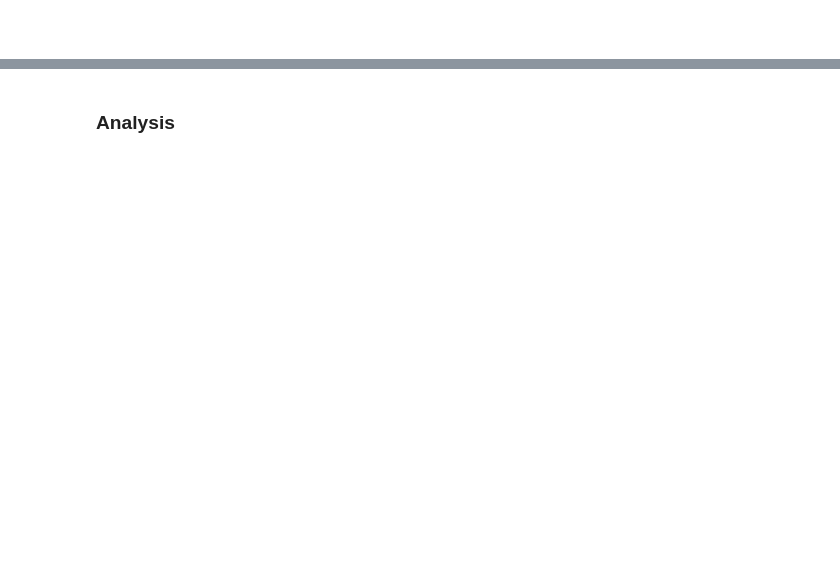
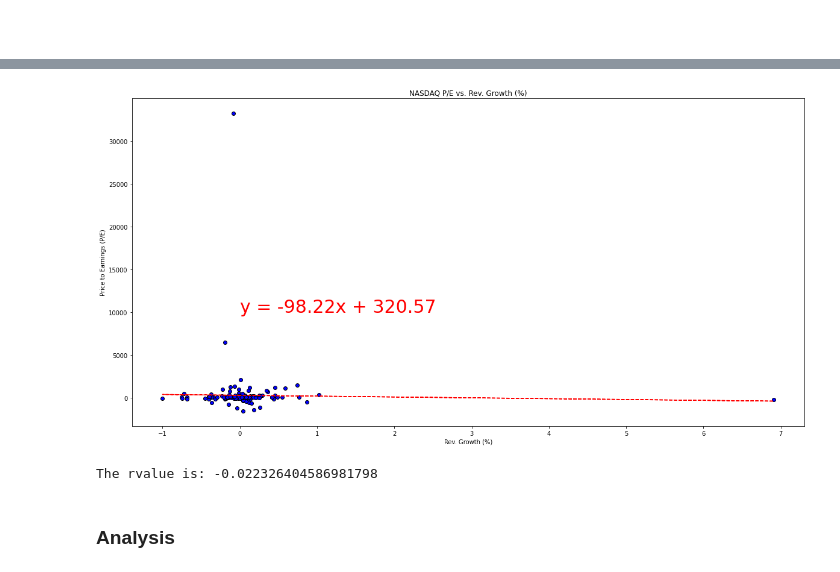
Before and after one commit to m1nsun9/Tech_Bubble_Analysis, a Jupyter notebook: Final_Nasdaq_Data/Nasdaq_Analysis.ipynb, the cells around one changed output, grey strips where cells are left out. Cells and saved outputs as stored; diff of their text form; code cells hidden in the pictures; blank space fills up the shorter version.

Commit message:
added correlation graph

```diff
--- a/Final_Nasdaq_Data/Nasdaq_Analysis.ipynb
+++ b/Final_Nasdaq_Data/Nasdaq_Analysis.ipynb
@@ -126,5 +128,39 @@ clean_nasdaq_df.to_csv('../output/clean_nasdaq_df.csv')
 dtale.show(clean_nasdaq_df)
 # %% [output]
 [interactive output not drawn]
+# %%
+q1_rev = clean_nasdaq_df["Q1 Rev Growth"].to_list()
+q2_rev = clean_nasdaq_df["Q2 Rev Growth"].to_list()
+q3_rev = clean_nasdaq_df["Q3 Rev Growth"].to_list()
+
+
+
+q1_pe = clean_nasdaq_df["Q1 P/E"].to_list()
+q2_pe = clean_nasdaq_df["Q2 P/E"].to_list()
+q3_pe = clean_nasdaq_df["Q3 P/E"].to_list()
+
+rev_growth = q1_rev + q2_rev + q3_rev
+pe_ratios = q1_pe + q2_pe + q3_pe
+
+x_values = np.array(rev_growth)
+y_values = np.array(pe_ratios)
+regress_values = x_values * slope + intercept
+
+slope, intercept, r_value, p_value, std_err = stats.linregress(x_values, y_values)
+line_eq = "y = " + str(round(slope,2)) + "x + " + str(round(intercept,2))
+
+plt.subplots(figsize=(20,10))
+plt.plot(x_values, regress_values, "r--")
+plt.annotate(line_eq,(0,10000),fontsize=30, color="red")
+plt.scatter(x_values, y_values, edgecolors="black", facecolors="blue")
+plt.xlabel("Rev. Growth (%)")
+plt.ylabel("Price to Earnings (P/E)")
+plt.title("NASDAQ P/E vs. Rev. Growth (%)")
+plt.show()
+print(f"The rvalue is: {r_value}")
+#print("R-squared: %f" % r_value**2)
+# %% [output]
+[figure, added]
+The rvalue is: -0.022326404586981798
 # %% [markdown]
 ### Analysis ###
```
Also changed, not shown: parts of 2 cells of this notebook, 4 other files.
